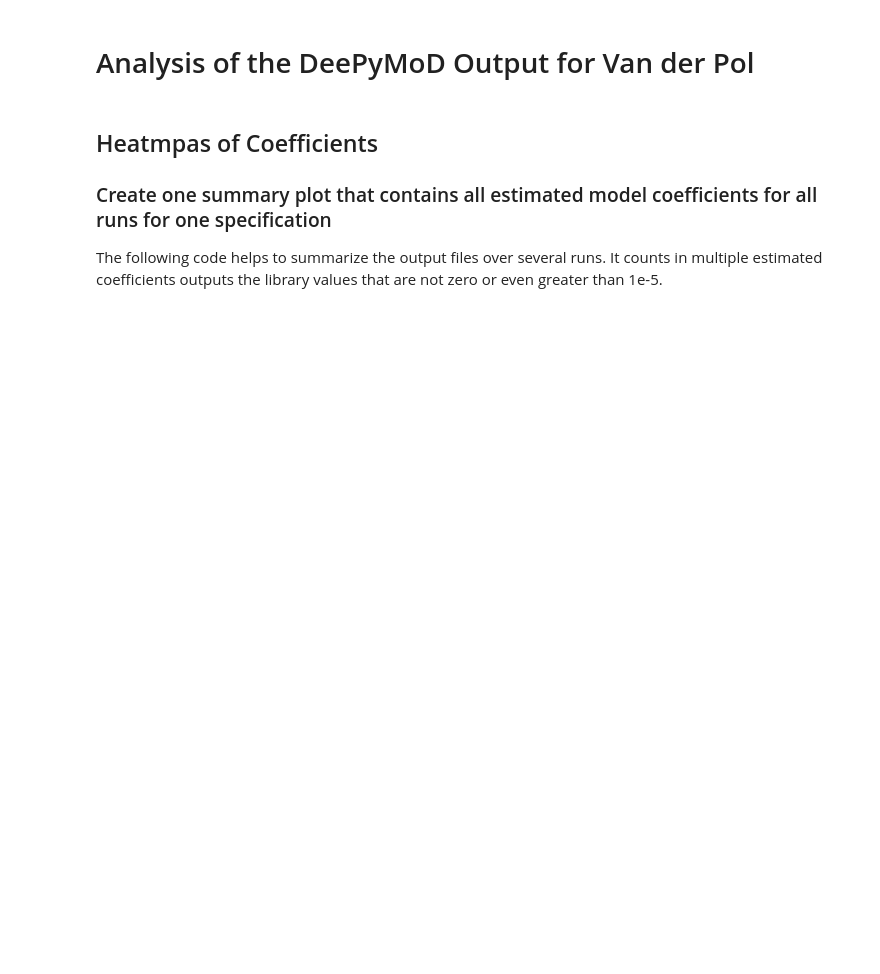
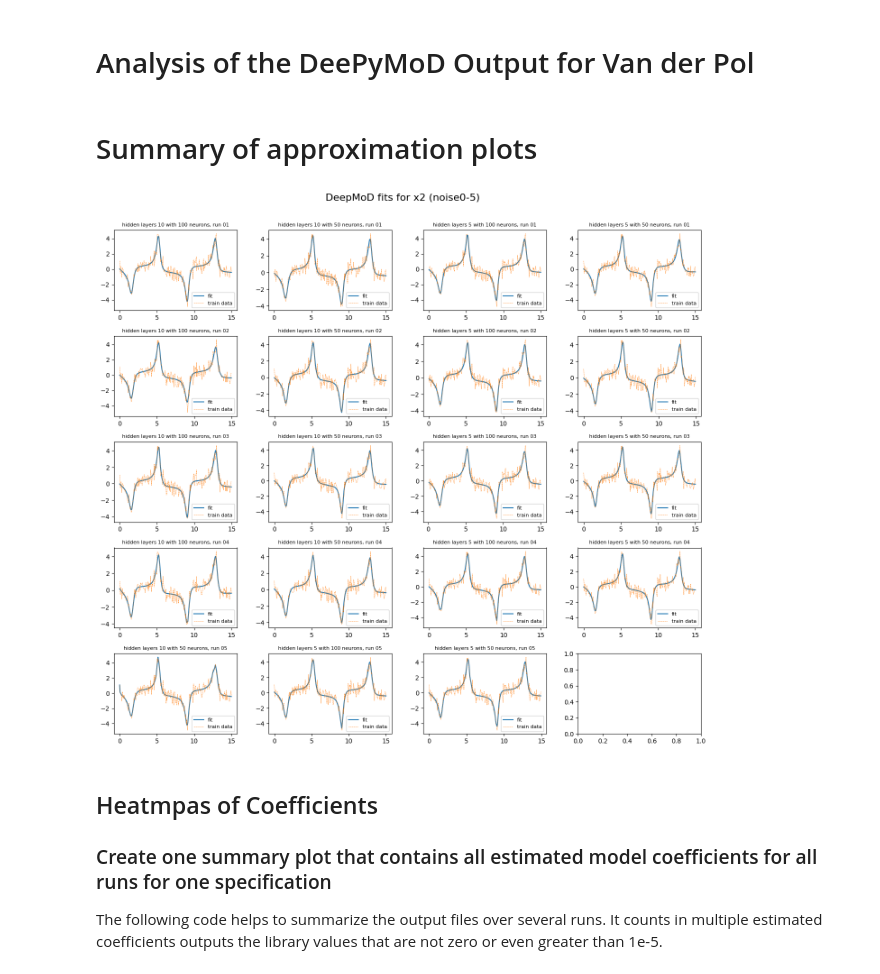
Before and after one commit to mariaproebstl/MScThesis, a Jupyter notebook: Python/Plots/DeepMoD_outcome_VdP_noise.ipynb, the cells around one changed output. Cells and saved outputs as stored; diff of their text form; code cells hidden in the pictures; blank space fills up the shorter version.

```diff
--- a/Python/Plots/DeepMoD_outcome_VdP_noise.ipynb
+++ b/Python/Plots/DeepMoD_outcome_VdP_noise.ipynb
@@ -24,6 +26,66 @@ plot_output = "C:/Users/Maria/Documents/Masterstudium/Masterarbeit/Plots/"
 
 # store standard matplotlib colors
 colors = plt.rcParams['axes.prop_cycle'].by_key()['color']
+# %% [markdown]
+# Summary of approximation plots
+# %%
+# for taxon in np.arange(1, n_taxa + 1):
+taxon = 2
+for spec in ["noise0-5"]: # "int5", "th0-01"
+    # spec = "only-fitting" # "int2" "only-fitting" --> set to "" to get all outputs of the folder
+    runs = []
+    for file in [s for s in os.listdir(out_dir) if spec in s and "." not in s]:
+        m = re.search('run(.+?)_', file)
+        if m:
+            runs.append(file)
+    # specify dimensions of the plot
+    n_runs = len(runs)
+
+    if(n_runs > 0):
+        # n_runs = len(os.listdir(out_dir))
+        # set plot dimensions
+        n_col = min(math.ceil(n_runs/2), 4) # 4 rows, except count is <= 4
+        n_row = math.ceil((n_runs)/n_col)
+
+        # make plot
+        fig, axs = plt.subplots(n_row, n_col)
+        fig.set_figwidth(3.5*n_col)
+        fig.set_figheight(2.5*n_row)
+        fig.suptitle(f"DeepMoD fits for x{taxon} ({spec})",
+                    size=16, y=1.0)
+        fig.tight_layout(pad=2.0)
+
+        overall_min = 0
+        overall_max = 0
+
+        y = 0
+
+        for run in runs:
+            plot_path_tmp = f"{out_dir}{run}/Data/"
+            if os.path.exists(f"{plot_path_tmp}/prediction_x{taxon}.csv"):
+                # read data files
+                df_pred = pd.read_csv(f"{plot_path_tmp}prediction_x{taxon}.csv", header=[0])
+                df_data_train = pd.read_csv(f"{plot_path_tmp}data_train_x{taxon}.csv", header=[0])
+                # convert files to numpy array
+                data_train = np.array(df_data_train)
+                pred = np.array(df_pred)
+                # make plot
+                axs[int(y/n_col), (y % n_col)].plot(pred[:,1], pred[:,0], label = "fit")
+                axs[int(y/n_col), (y % n_col)].plot(data_train[:,1], data_train[:,0], label = "train data",  linewidth=0.5, linestyle = '--', color = colors[1])
+                # axs[int(y/n_col), (y % n_col)].scatter(data_train[:,1], data_train[:,0], label = "data", s = 1, color = colors[1])
+                axs[int(y/n_col), (y % n_col)].legend(fontsize="8")
+                hl = re.search(r"_(\d{1,2})_(\d{2,3})", run)
+                run_nr = re.search(r"run(\d{1,2})", run)
+                axs[int(y/n_col), (y % n_col)].set_title(f"hidden layers {hl.group(1)} with {hl.group(2)} neurons, run {run_nr.group(1)}", size = 8)
+                y += 1
+
+        # save plots in one file
+        # plt.savefig(f'{out_dir}/approximations_{spec}_x{taxon}.pdf',
+        #             bbox_inches='tight', dpi = 300)
+        # plt.close()
+        # plt.show()
+# %% [output]
+[figure, added]
 # %% [markdown]
 ## Heatmpas of Coefficients
 
```
Also changed, not shown: parts of 5 cells of this notebook, 1 other file.
